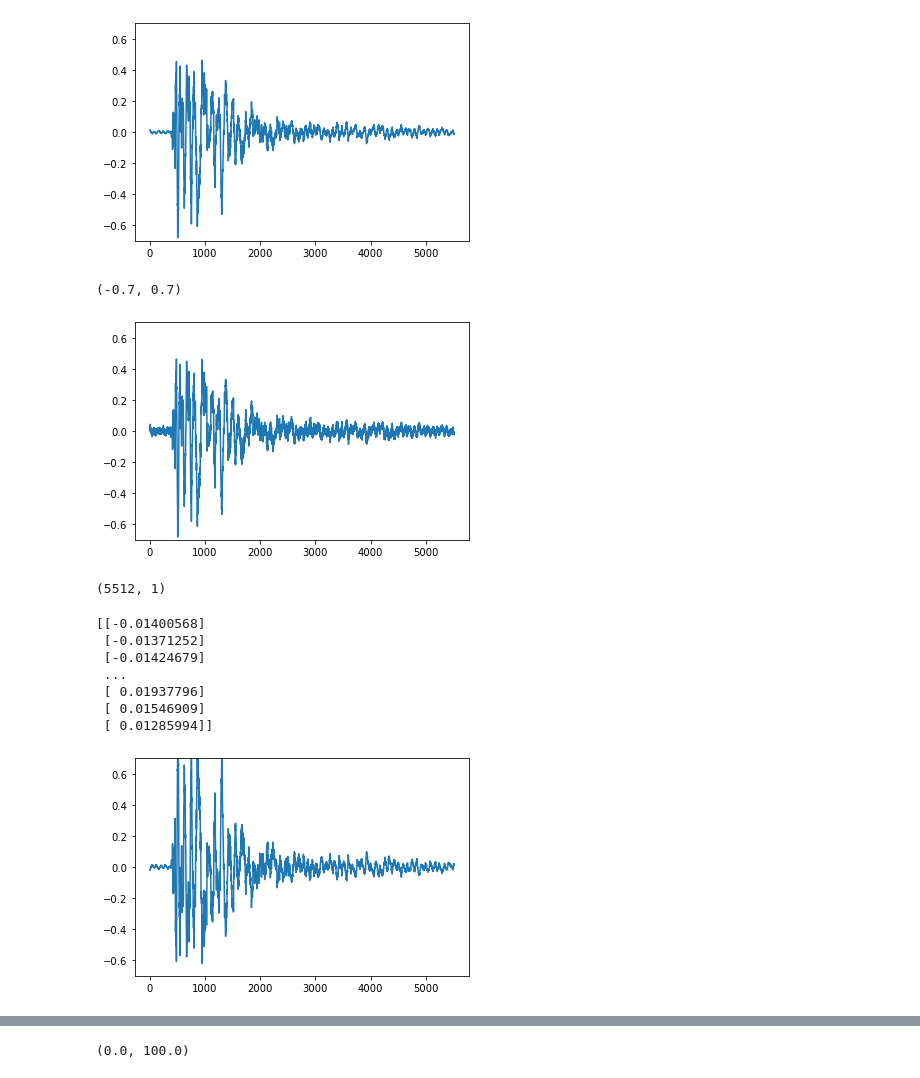
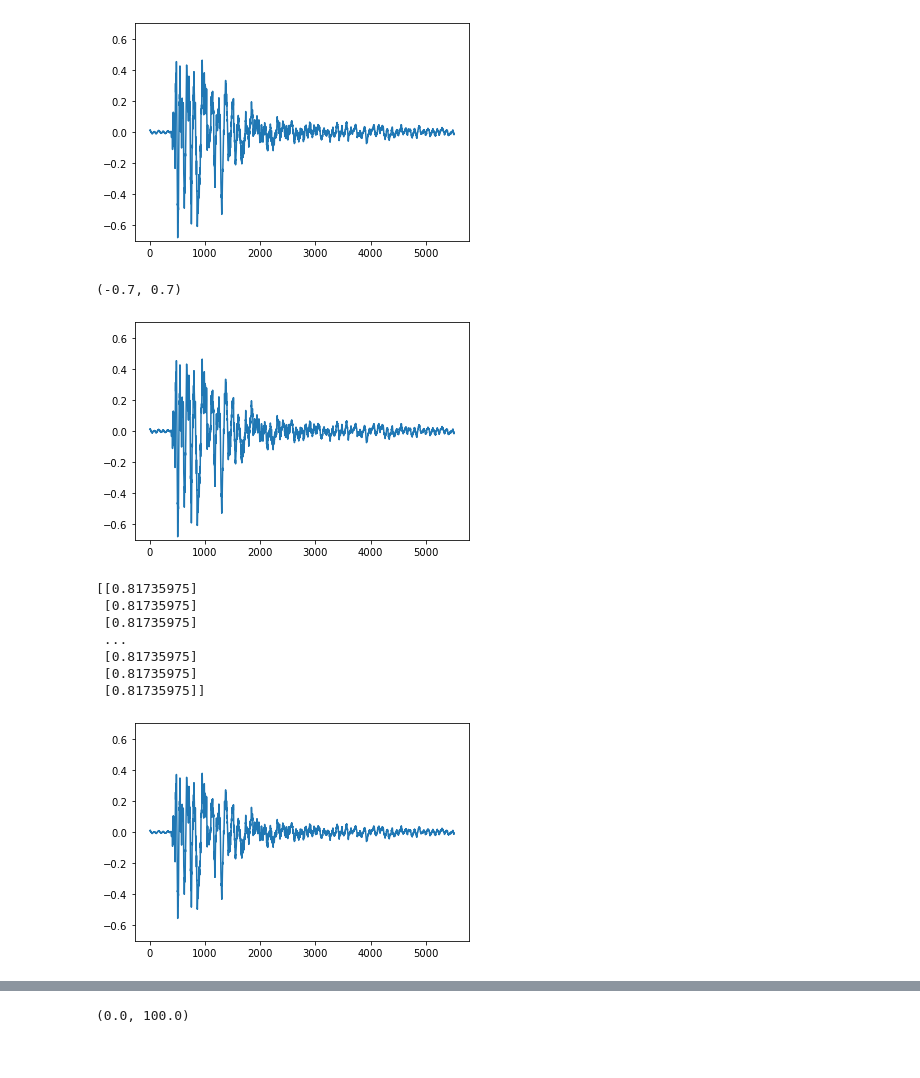
Before and after one commit to SoobumKim/Signal_Processing, a Jupyter notebook: Signal Visulization.ipynb, the cells around one changed output, grey strips where cells are left out. Drawn from its saved outputs; the diff is of its cells as text; code cells hidden in the pictures.

Commit message:
Various visualization method

```diff
--- a/Signal Visulization.ipynb
+++ b/Signal Visulization.ipynb
@@ -226,35 +226,33 @@ def DA_Jitter(X, sigma=0.01):
 # %%
-aa = DA_Jitter(sample)
+sigma = np.random.uniform(low=0, high=0.02)
+aa = m_Jitter(sample,sigma)
 plt.plot(aa)
 plt.ylim(-0.7,0.7)
 # %% [output]
 (-0.7, 0.7)
-[figure, old version]
+[figure, new version]
 # %%
-sigma = 0.01
-def DA_Scaling(X, sigma=0.01):
+def m_Scaling(X, sigma):
     scalingFactor = np.random.normal(loc=0, scale=sigma, size=(1,X.shape[1]))
     myNoise = np.matmul(np.ones((X.shape[0],1)), scalingFactor)
     return X*myNoise
+#sigma = np.random.uniform(low=0.9, high=1.1)
+#sample = np.expand_dims(sample,axis=1)
-# %%
-sample = np.expand_dims(sample,axis=1)
-sample.shape
-# %% [output]
-(5512, 1)
 # %%
-aa = DA_Scaling(sample,sigma=1)
+sigma = np.random.uniform(low=0.9, high=1.1)
+aa = m_Scaling(sample,sigma)
 plt.plot(aa)
 plt.ylim(-0.7,0.7)
-print(aa)
+print(n)
 # %% [output]
-[[-0.01400568]
- [-0.01371252]
- [-0.01424679]
+[[0.81735975]
+ [0.81735975]
+ [0.81735975]
  ...
- [ 0.01937796]
- [ 0.01546909]
- [ 0.01285994]]
+ [0.81735975]
+ [0.81735975]
+ [0.81735975]]
-[figure, old version]
+[figure, new version]
 # %%
 from scipy.ndimage.interpolation import shift
 # %%
```
Also changed, not shown: parts of 3 cells of this notebook.
